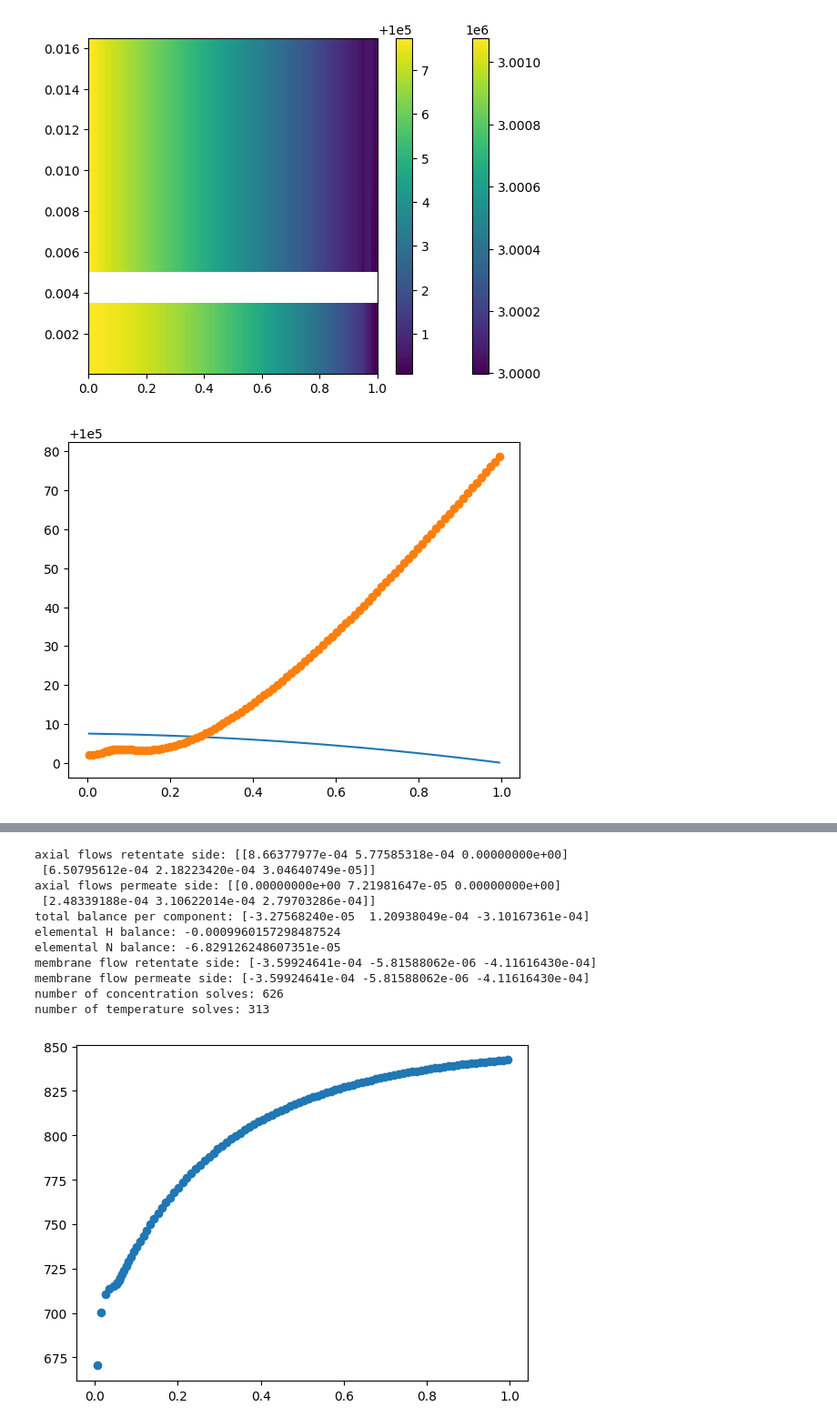
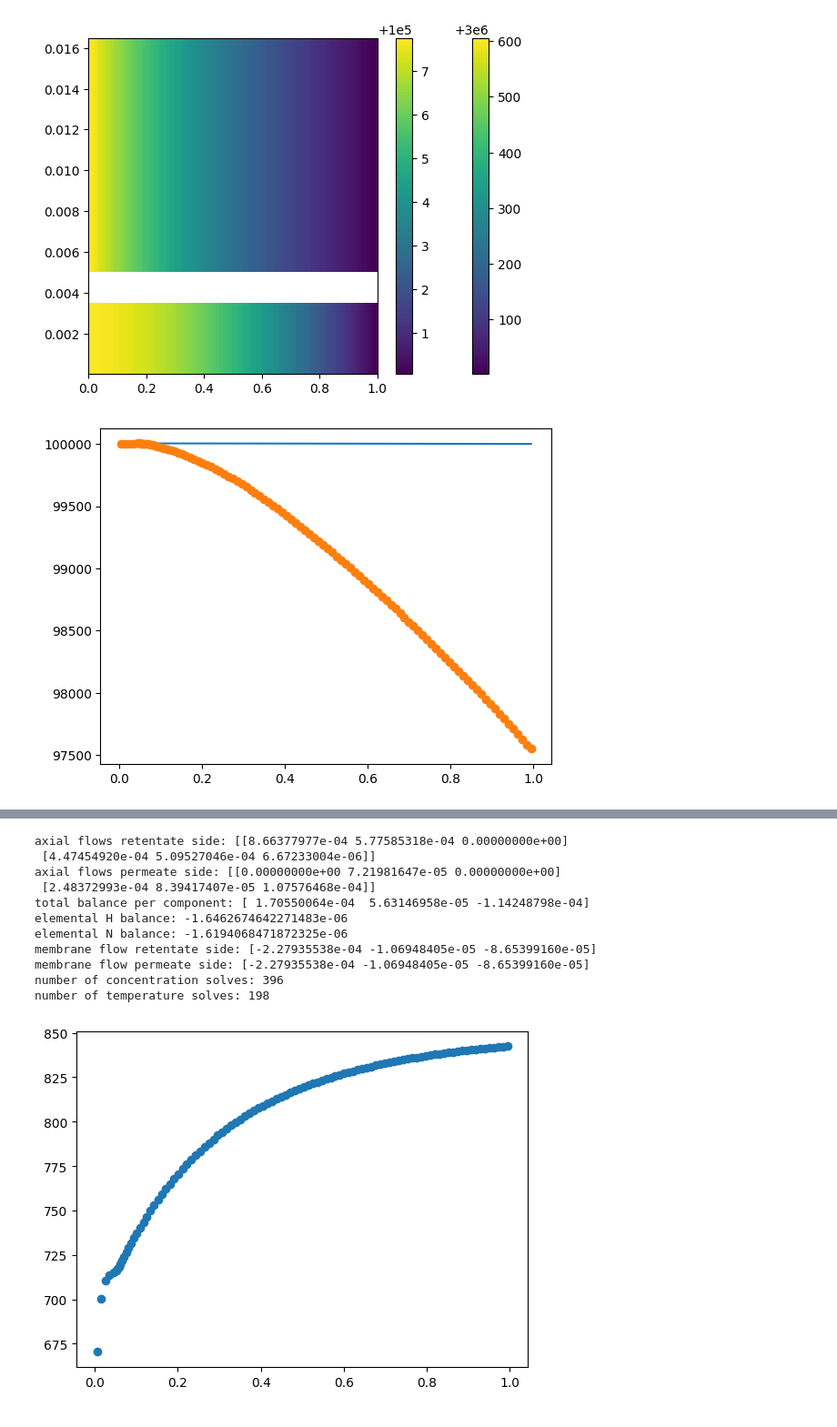
Before and after one commit to computational-chemical-engineering/ammonia_synthesis_reactor, a Jupyter notebook: debug.ipynb, the cells around one changed output, grey strips where cells are left out. Shown at 91% size. Cells and saved outputs as stored; diff of their text form; code cells hidden in the pictures.

Commit message:
updated solve to choose adaptive method

```diff
--- a/debug.ipynb
+++ b/debug.ipynb
@@ -87,9 +87,9 @@ p_ret = p[:, reactor.num_r_perm:]
 #reactor.solve_adaptive(verbose=2)
 dt_min = 1e-2
 dt_init = None
-reactor.solve(verbose=2, dt_min=1e-2)
+#reactor.solve(verbose=2)
 #reactor.solve_adaptive_dt(dt_init=dt_init, dt_min=dt_min, verbose=2)
-#reactor.solve_adaptive_react(verbose=2)
+reactor._solve_adaptive_react(verbose=2)
 
 p_min = np.min(p)
 p_max = np.max(p)
@@ -180,2 +180,2 @@ print(f'number of temperature solves: {reactor.cnt_num_solves_T}')
-[figure, old version]
+[figure, new version]
-[figure, old version]
+[figure, new version]
@@ -184,14 +184,14 @@ print(f'number of temperature solves: {reactor.cnt_num_solves_T}')
 axial flows retentate side: [[8.66377977e-04 5.77585318e-04 0.00000000e+00]
- [6.50795612e-04 2.18223420e-04 3.04640749e-05]]
+ [4.47454920e-04 5.09527046e-04 6.67233004e-06]]
 axial flows permeate side: [[0.00000000e+00 7.21981647e-05 0.00000000e+00]
- [2.48339188e-04 3.10622014e-04 2.79703286e-04]]
-total balance per component: [-3.27568240e-05  1.20938049e-04 -3.10167361e-04]
-elemental H balance: -0.0009960157298487524
-elemental N balance: -6.829126248607351e-05
-membrane flow retentate side: [-3.59924641e-04 -5.81588062e-06 -4.11616430e-04]
-membrane flow permeate side: [-3.59924641e-04 -5.81588062e-06 -4.11616430e-04]
-number of concentration solves: 626
-number of temperature solves: 313
+ [2.48372993e-04 8.39417407e-05 1.07576468e-04]]
+total balance per component: [ 1.70550064e-04  5.63146958e-05 -1.14248798e-04]
+elemental H balance: -1.6462674642271483e-06
+elemental N balance: -1.6194068471872325e-06
+membrane flow retentate side: [-2.27935538e-04 -1.06948405e-05 -8.65399160e-05]
+membrane flow permeate side: [-2.27935538e-04 -1.06948405e-05 -8.65399160e-05]
+number of concentration solves: 396
+number of temperature solves: 198
 # %%
 plt.plot(reactor.z_c, reactor.T[:,-1], 'o')
 plt.show()
```
Also changed, not shown: parts of 1 cell of this notebook, 1 other file.
